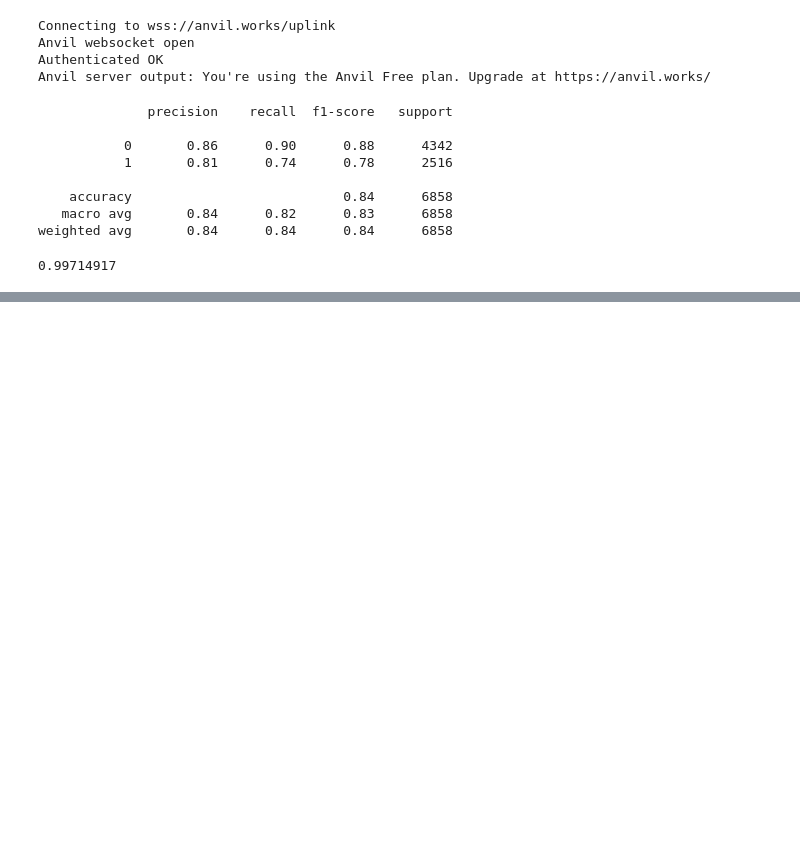
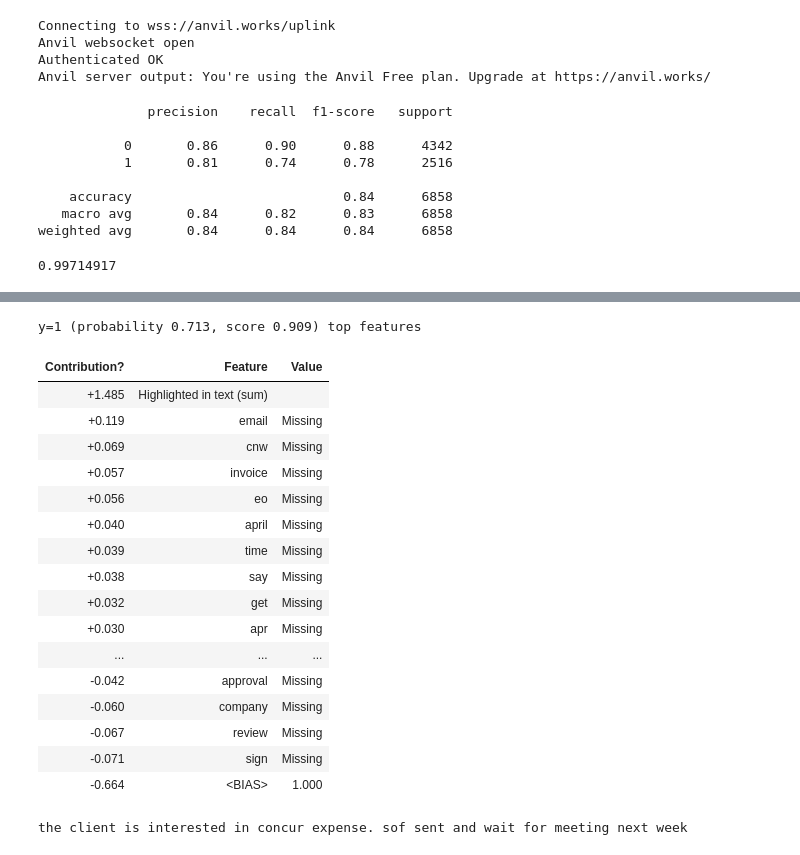
Before and after one commit to JieFang830/Sales-Lead-Conversion-Predict, a Jupyter notebook: Sales_Notes.ipynb, the cells around one changed output, grey strips where cells are left out. Cells and saved outputs as stored; diff of their text form; code cells hidden in the pictures; blank space fills up the shorter version.

```diff
--- a/Sales_Notes.ipynb
+++ b/Sales_Notes.ipynb
@@ -1336,0 +1398,24 @@ def notesClassification(text):
+# %%
+from eli5 import show_prediction
+valid=" The client is interested in Concur Expense. sof sent and wait for meeting next week"
+show_prediction(best_clf, valid, vec=tfv, show_feature_values=True)
+# %% [output]
+y=1 (probability 0.713, score 0.909) top features
+| Contribution? | Feature | Value |
+| +1.485 | Highlighted in text (sum) |  |
+| +0.119 | email | Missing |
+| +0.069 | cnw | Missing |
+| +0.057 | invoice | Missing |
+| +0.056 | eo | Missing |
+| +0.040 | april | Missing |
+| +0.039 | time | Missing |
+| +0.038 | say | Missing |
+| +0.032 | get | Missing |
+| +0.030 | apr | Missing |
+| ... | ... | ... |
+| -0.042 | approval | Missing |
+| -0.060 | company | Missing |
+| -0.067 | review | Missing |
+| -0.071 | sign | Missing |
+| -0.664 | <BIAS> | 1.000 |
+the client is interested in concur expense. sof sent and wait for meeting next week
```
Also changed, not shown: parts of 10 cells of this notebook.
